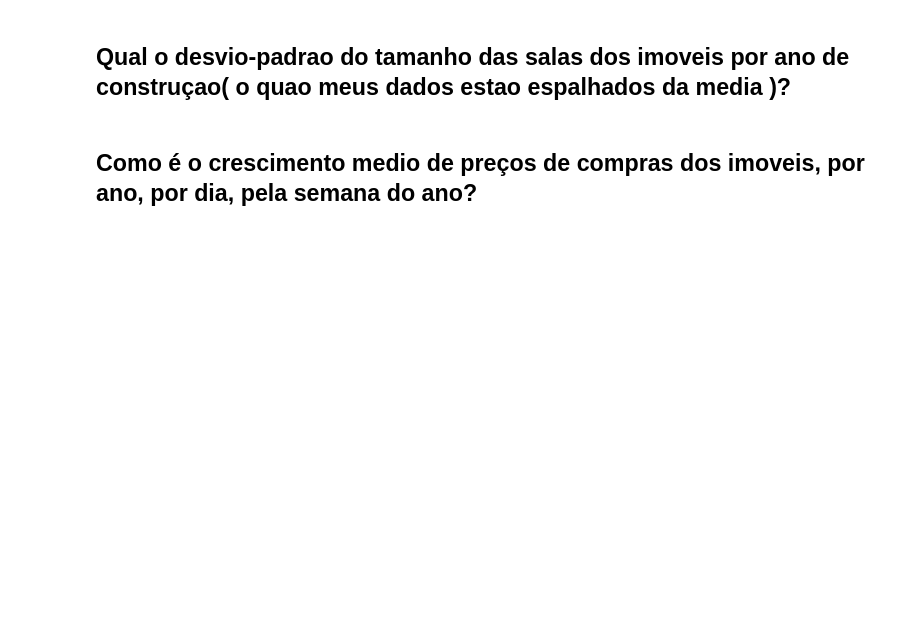
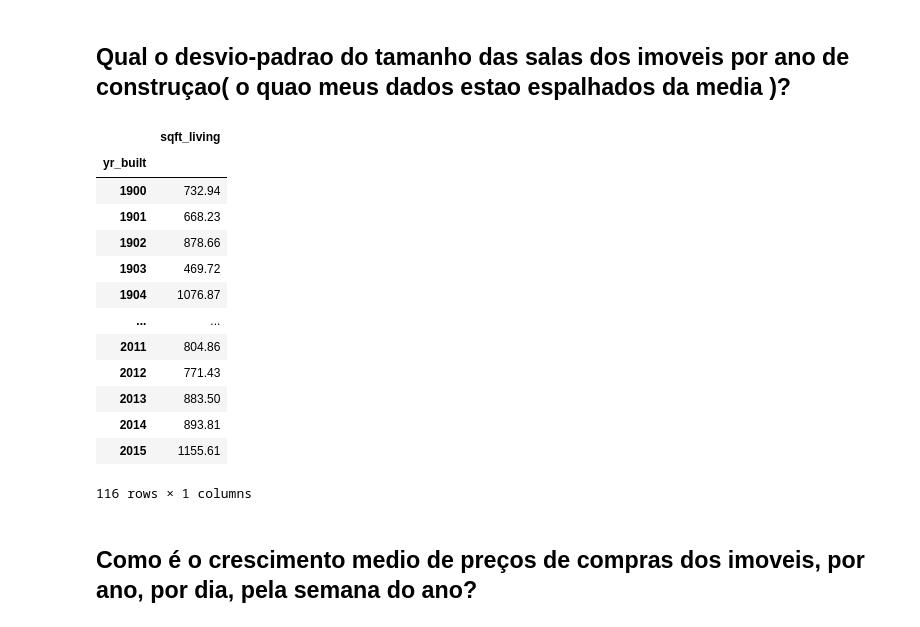
Before and after one commit to Edu-p/Data-VisuandProcessing, a Jupyter notebook: Anotaçao_aula_3.ipynb, the cells around one changed output. Cells and saved outputs as stored; diff of their text form; code cells hidden in the pictures; blank space fills up the shorter version.

```diff
--- a/Anotaçao_aula_3.ipynb
+++ b/Anotaçao_aula_3.ipynb
@@ -196,4 +213,21 @@ data[['sqft_living','yr_built']].groupby( 'yr_built' ).mean()
 # %% [markdown]
 ## Qual o desvio-padrao do tamanho das salas dos imoveis por ano de construçao( o quao meus dados estao espalhados da media )?
+# %%
+data[['sqft_living','yr_built']].groupby( 'yr_built' ).std()
+# %% [output]
+|  | sqft_living |
+| yr_built |  |
+| 1900 | 732.94 |
+| 1901 | 668.23 |
+| 1902 | 878.66 |
+| 1903 | 469.72 |
+| 1904 | 1076.87 |
+| ... | ... |
+| 2011 | 804.86 |
+| 2012 | 771.43 |
+| 2013 | 883.50 |
+| 2014 | 893.81 |
+| 2015 | 1155.61 |
+116 rows × 1 columns
 # %% [markdown]
 ## Como é o crescimento medio de preços de compras dos imoveis, por ano, por dia, pela semana do ano?
```
Also changed, not shown: parts of 4 cells of this notebook.
